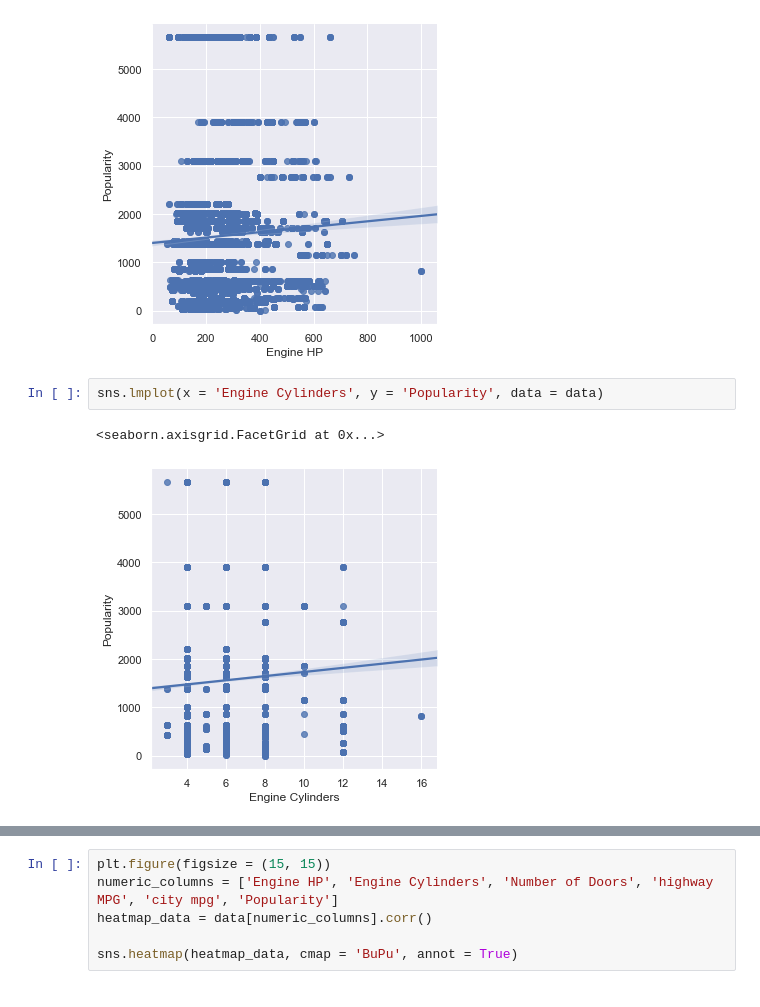
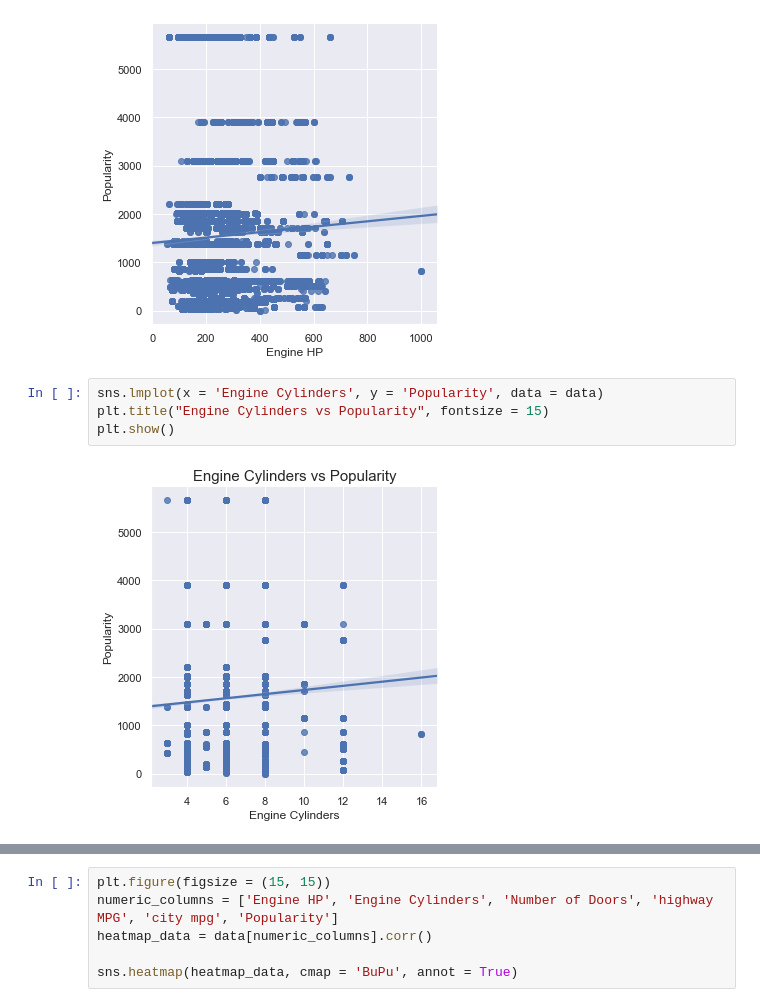
Before and after one commit to suhasmaddali/Car-Prices-Prediction, a Jupyter notebook: Car Prices Prediction Using Machine Learning .ipynb, the cells around one changed output, grey strips where cells are left out. Cells and saved outputs as stored; diff of their text form.

```diff
--- a/Car Prices Prediction Using Machine Learning .ipynb
+++ b/Car Prices Prediction Using Machine Learning .ipynb
@@ -302,8 +294,9 @@ sns.lmplot(x = 'Engine HP', y = 'Popularity', data = data)
 [figure]
 # %%
 sns.lmplot(x = 'Engine Cylinders', y = 'Popularity', data = data)
+plt.title("Engine Cylinders vs Popularity", fontsize = 15)
+plt.show()
 # %% [output]
-<seaborn.axisgrid.FacetGrid at 0x...>
-[figure, old version]
+[figure, new version]
 # %%
 sns.lmplot(x = 'Number of Doors', y = 'Popularity', data = data)
```
Also changed, not shown: parts of 54 cells of this notebook.
